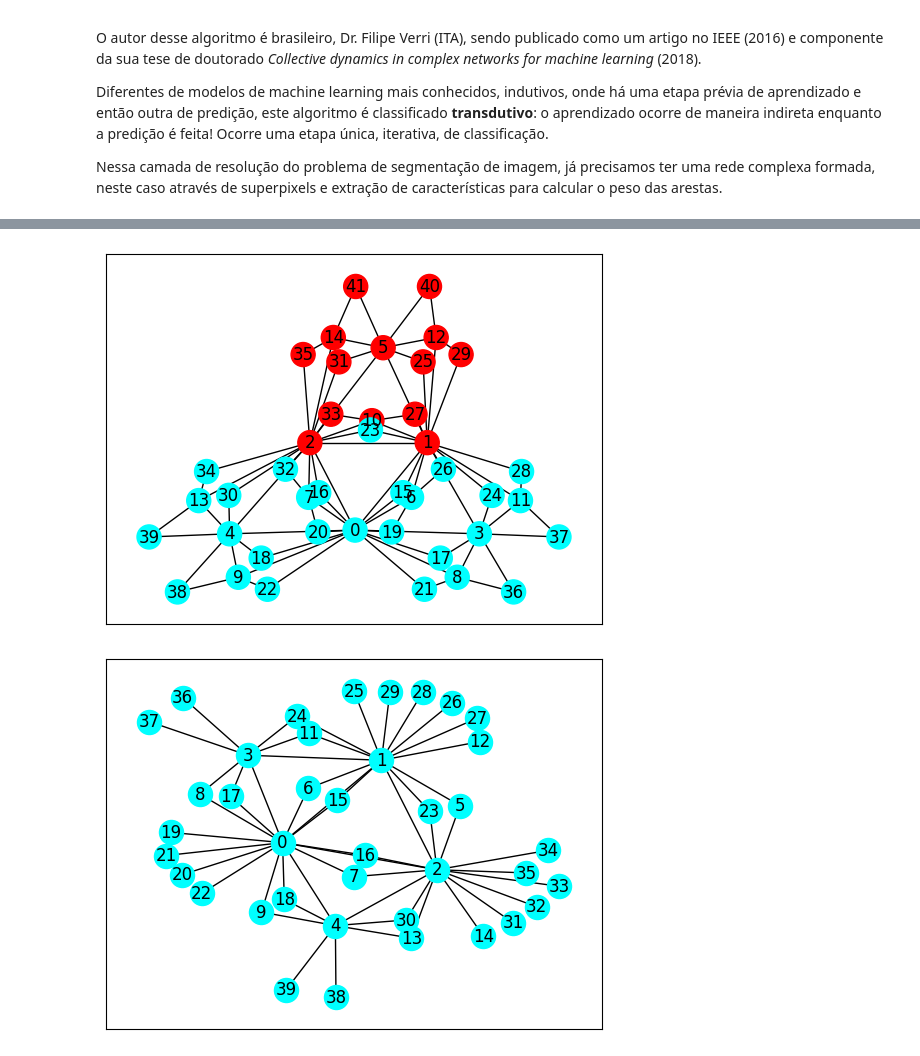
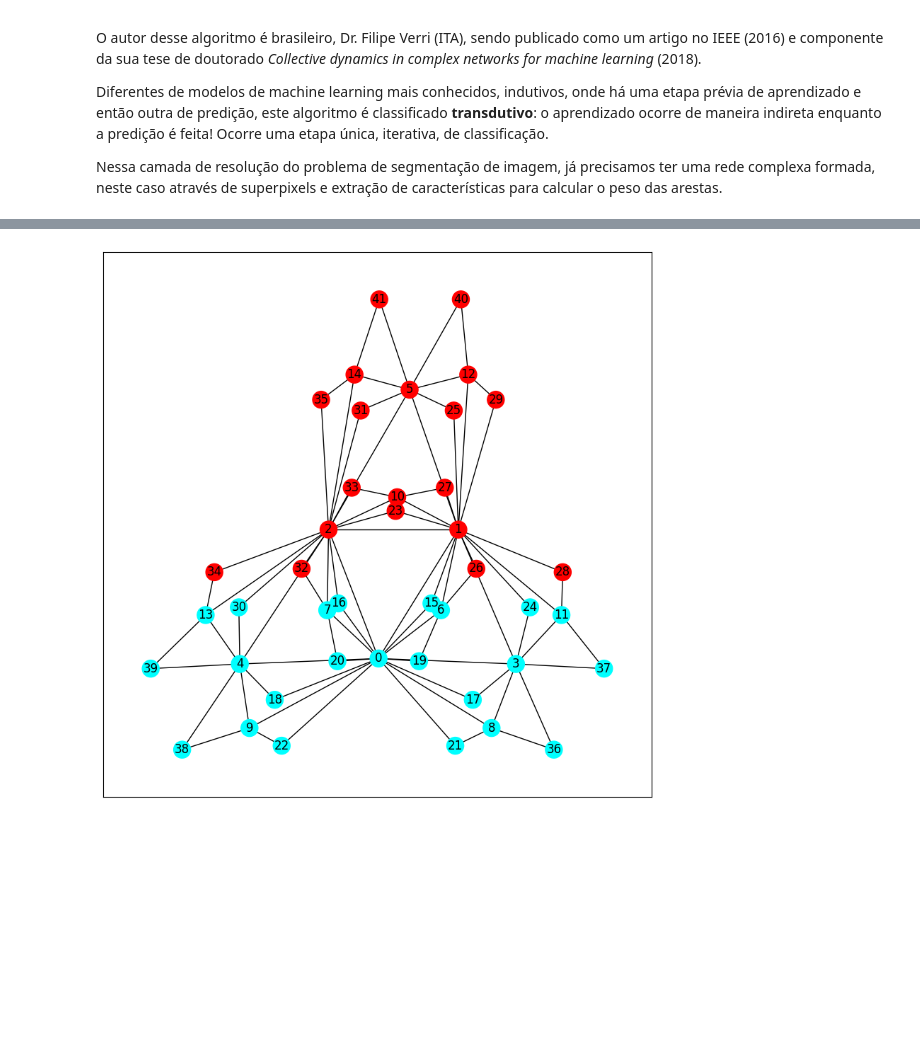
Before and after one commit to ryukinix/egsis, a Jupyter notebook: notebooks/labeled_component_unfolding.ipynb, the cells around one changed output, grey strips where cells are left out. Saved outputs shown, nothing was run; the diff lists cells and outputs as text; code cells hidden in the pictures; blank space fills up the shorter version.

Commit message:
Add test for classify_vertex and add explanations to lcu notebook

```diff
--- a/notebooks/labeled_component_unfolding.ipynb
+++ b/notebooks/labeled_component_unfolding.ipynb
@@ -19,12 +24,13 @@ from egsis import LCU
 
 G = nx.dorogovtsev_goltsev_mendes_graph(4)
 labels = {
-    41: 2,
-    40: 2,
+    5: 2,
     10: 2,
     0: 1,
     4: 1,
-    3: 1
+    3: 1,
+    2: 2,
+    1: 2,
 }
 class_by_color = {
     1: "#00ffff", # cyan
@@ -68,18 +93,9 @@ sub_networks = lcu.fit_predict(G)
 # %%
-labels = {}
-for label in [1, 2]:
-    for node in sub_networks[label - 1].nodes:
-            labels[node] = label
+fig, ax = plt.subplots(figsize=(10, 10), sharex=True, sharey=True)
+G_pred = lcu.classify_vertexes(sub_networks)
+color_map = [class_by_color.get(G_pred.nodes.get(node)["label"], default)
+             for node in G_pred.nodes]
 
-color_map = [class_by_color.get(labels.get(node), default)
-             for node in G.nodes]
-
-nx.draw_networkx(G, node_color=color_map,  pos=nx.spectral_layout(G))
+nx.draw_networkx(G_pred, ax=ax, node_color=color_map,  pos=nx.spectral_layout(G_pred))
 # %% [output]
-[figure, old version]
+[figure, new version]
-# %%
-sub_id = 0
-g = sub_networks[sub_id]
-nx.draw_networkx(g, node_color=class_by_color[sub_id+1])
-# %% [output]
-[figure, removed]
```
Also changed, not shown: parts of 15 cells of this notebook, 2 other files.
